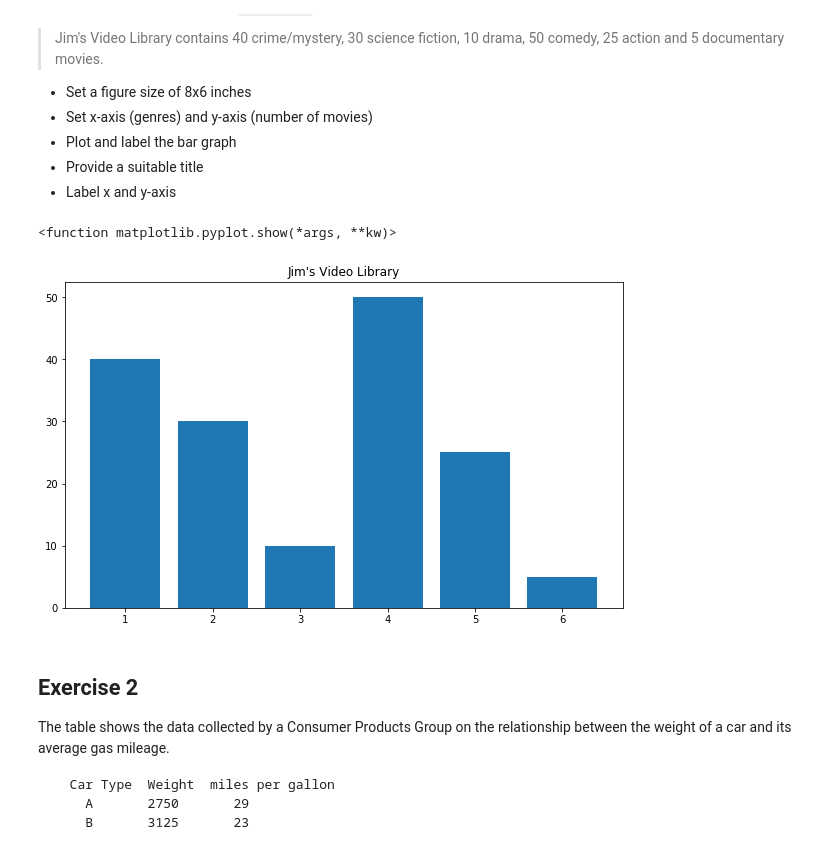
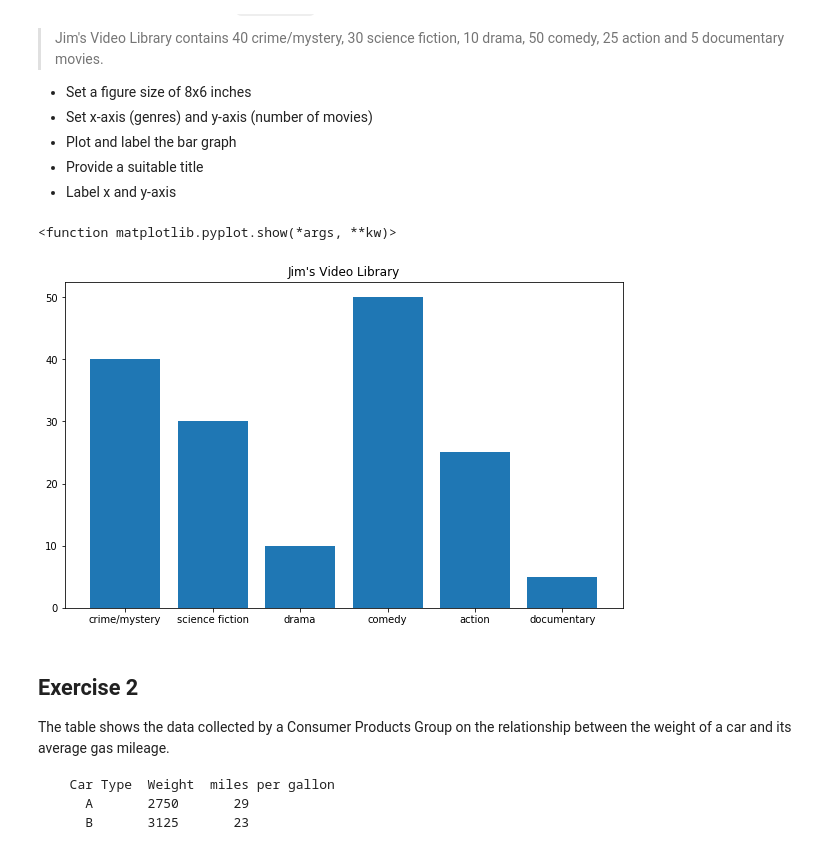
Before and after one commit to OsterMendel/dsc-data-viz-lab-nyc-ds-021720, a Jupyter notebook: index.ipynb, the cells around one changed output. Drawn from its saved outputs; the diff is of its cells as text; code cells hidden in the pictures.

```diff
--- a/index.ipynb
+++ b/index.ipynb
@@ -24,24 +24,24 @@ Make a vertical bar graph using `plt.bar()` for the following set of data:
 # %%
 # import the required libraries
 import numpy as np
 import matplotlib.pyplot as plt
 
 y = [40, 30, 10, 50, 25, 5]
 x = [1,2,3,4,5,6]
-labels = ['crime/mystery', 'science fiction', 'drama', 'comedy', 'action', 'documentary']
+x = ['crime/mystery', 'science fiction', 'drama', 'comedy', 'action', 'documentary']
 
 
 # Create a new figure object
 plt.figure(figsize=(10,6))
 # Plot vertical bars of fixed width by passing x and y values to .bar() function
 plt.bar(x,y)
 # Give a title to the bar graph
 plt.title("""Jim's Video Library""")
 # Output the final plot
 plt.show
 # %% [output]
 <function matplotlib.pyplot.show(*args, **kw)>
-[figure, old version]
+[figure, new version]
 # %% [markdown]
 ## Exercise 2
 
```
